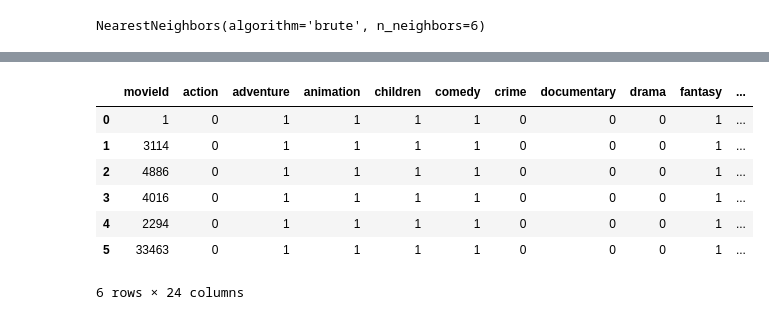
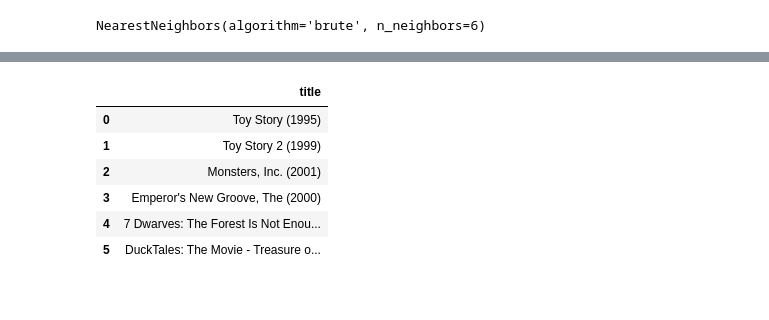
Before and after one commit to MC855FilmesParaTi/machinelearning, a Jupyter notebook: notebooks/5-lfb-KNN-Content Based.ipynb, the cells around one changed output, grey strips where cells are left out. Saved outputs shown, nothing was run; the diff lists cells and outputs as text; code cells hidden in the pictures.

```diff
--- a/notebooks/5-lfb-KNN-Content Based.ipynb
+++ b/notebooks/5-lfb-KNN-Content Based.ipynb
@@ -49,5 +53,5 @@ movies_df[['movieId','title']].sample(10)
 # %%
-cross = movies_df.merge(mean_ratings, how='inner', on='movieId')
+cross = movies_train.merge(mean_ratings, how='inner', on='movieId')
 cross.head()
 # %% [output]
 |  | movieId | title | action | adventure | animation | children | comedy | crime | documentary | drama | ... |
@@ -71,7 +90,8 @@ from sklearn.preprocessing import MinMaxScaler
 # %%
 scaler = MinMaxScaler()
-scaler.fit(cross)
-features = scaler.transform(cross)
+# removing movieId
+scaler.fit(cross.iloc[:, 1:])
+features = scaler.transform(cross.iloc[:, 1:])
 # %%
 from sklearn.neighbors import NearestNeighbors
 
@@ -88,7 +108,8 @@ model.fit(features)
 # %% [output]
 NearestNeighbors(algorithm='brute', n_neighbors=6)
 # %%
-sample = cross[cross.movieId == 1]
+# toy story movie
+sample = cross[cross.movieId == 1].iloc[:, 1:]
 sample = scaler.transform(sample)
 # %%
 distances, indexes = model.kneighbors(sample)
@@ -99,13 +120,12 @@ array([    0,  3027,  4789,  3921,  2209, 10063])
 # %%
-recs = cross.loc[indexes].merge(movies_df[['movieId','title']], on='movieId', how='inner')
+recs = cross.loc[indexes].merge(movies_train[['movieId','title']], on='movieId', how='inner')
 # %%
-recs
+recs[['title']]
 # %% [output]
-|  | movieId | action | adventure | animation | children | comedy | crime | documentary | drama | fantasy | ... |
-| 0 | 1 | 0 | 1 | 1 | 1 | 1 | 0 | 0 | 0 | 1 | ... |
-| 1 | 3114 | 0 | 1 | 1 | 1 | 1 | 0 | 0 | 0 | 1 | ... |
-| 2 | 4886 | 0 | 1 | 1 | 1 | 1 | 0 | 0 | 0 | 1 | ... |
-| 3 | 4016 | 0 | 1 | 1 | 1 | 1 | 0 | 0 | 0 | 1 | ... |
-| 4 | 2294 | 0 | 1 | 1 | 1 | 1 | 0 | 0 | 0 | 1 | ... |
-| 5 | 33463 | 0 | 1 | 1 | 1 | 1 | 0 | 0 | 0 | 1 | ... |
+|  | title |
+| 0 | Toy Story (1995) |
+| 1 | Toy Story 2 (1999) |
+| 2 | Monsters, Inc. (2001) |
+| 3 | Emperor's New Groove, The (2000) |
+| 4 | 7 Dwarves: The Forest Is Not Enou... |
+| 5 | DuckTales: The Movie - Treasure o... |
-6 rows × 24 columns
```
Also changed, not shown: parts of 7 cells of this notebook, 2 other files.
